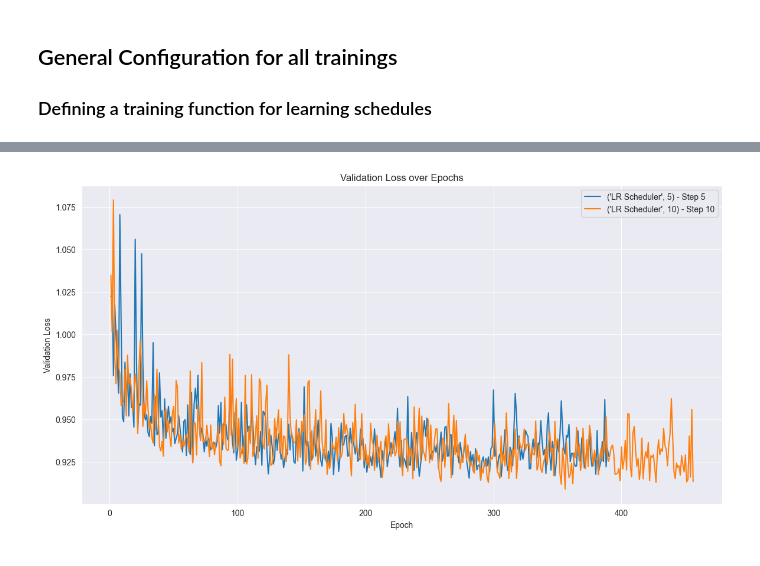
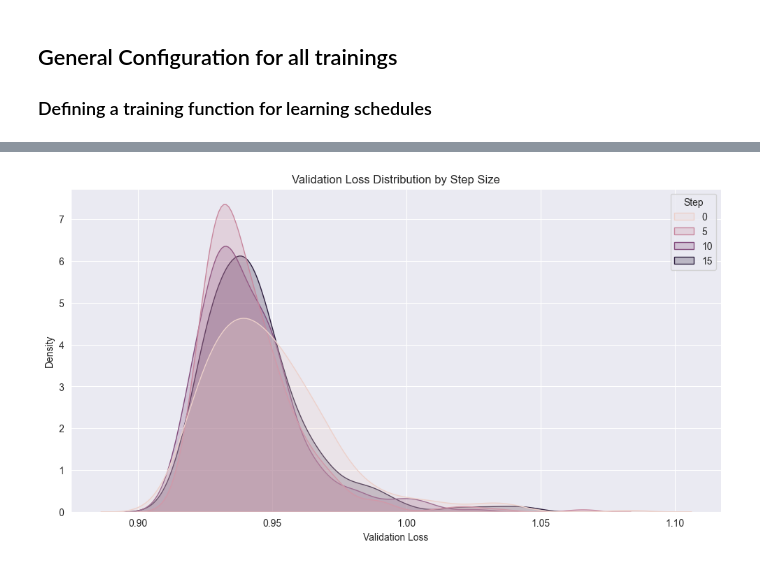
Before and after one commit to omar11205/torchDeepLearning, a Jupyter notebook: ANN/20_torch_taxi_fares_p3.ipynb, the cells around one changed output, grey strips where cells are left out. Drawn from its saved outputs; the diff is of its cells as text; code cells hidden in the pictures.

```diff
--- a/ANN/20_torch_taxi_fares_p3.ipynb
+++ b/ANN/20_torch_taxi_fares_p3.ipynb
@@ -327,0 +290,14 @@ Training completed in 4142.31 seconds
+# %%
+# configuration for constant lr = 0.01
+training_epochs = 300
+train_lr_schedule = [
+    ["No Scheduler", 0, 0], #<- control
+    ["LR Scheduler", 15, 0.95],
+    ["LR Scheduler", 10, 0.95],
+    ["LR Scheduler", 5, 0.95]
+]
+starting_lr = 0.01
+early_stop_patience = 100
+printing_rate = 50
+
+results_lr_001 = train(training_epochs, train_lr_schedule, starting_lr, early_stop_patience, printing_rate)
@@ -348,12 +367,9 @@ print(summary_stats)
 # %%
-# Plotting the Loss Curves
-plt.figure(figsize=(14, 7))
-for mode, group in results_lr_09_500.groupby(['Mode', 'Step']):
-    plt.plot(group['Epoch'], group['Validation Loss'], label=f'{mode} - Step {group["Step"].iloc[0]}')
-plt.xlabel('Epoch')
-plt.ylabel('Validation Loss')
-plt.title('Validation Loss over Epochs')
-plt.legend()
+plt.figure(figsize=(12, 6))
+sns.kdeplot(data=results_lr_001, x='Validation Loss', hue='Step', fill=True)
+plt.title('Validation Loss Distribution by Step Size')
+plt.xlabel('Validation Loss')
+plt.ylabel('Density')
 plt.show()
 # %% [output]
-[figure, old version]
+[figure, new version]
```
Also changed, not shown: parts of 24 cells of this notebook, 1 other file.
